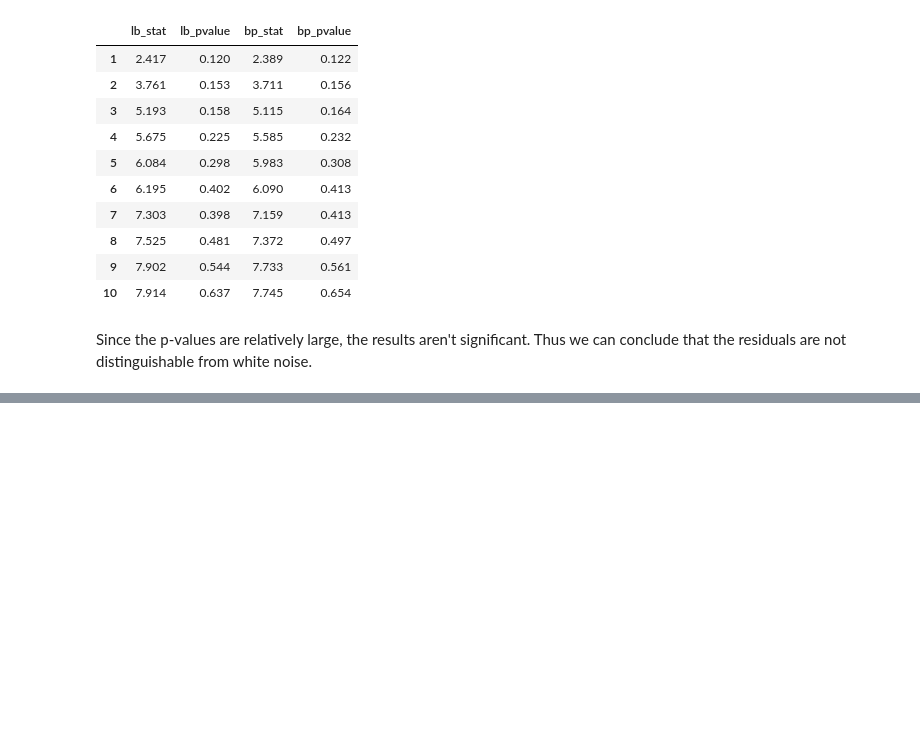
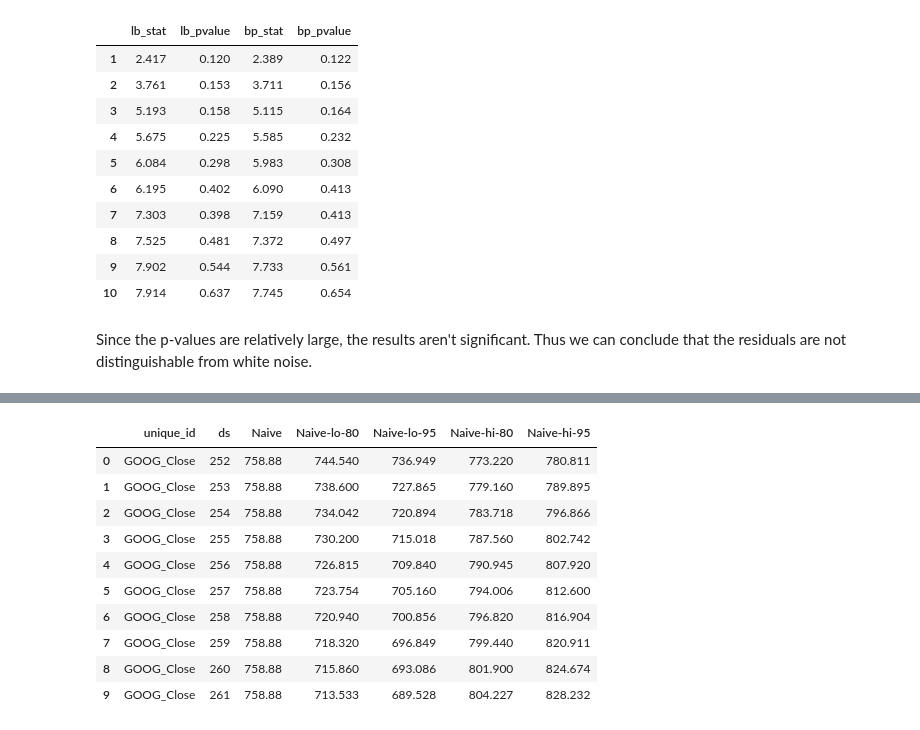
Before and after one commit to darmendariz/fpp, a Jupyter notebook: 05_the_forecasters_toolbox.ipynb, the cells around one changed output, grey strips where cells are left out. Saved outputs shown, nothing was run; the diff lists cells and outputs as text; code cells hidden in the pictures; blank space fills up the shorter version.

```diff
--- a/05_the_forecasters_toolbox.ipynb
+++ b/05_the_forecasters_toolbox.ipynb
@@ -430,0 +462,19 @@ Since the p-values are relatively large, the results aren't significant. Thus we
+# %%
+train = goog_df.loc[lambda x: x["ds"].dt.year == 2015].copy()
+train["ds"] = np.arange(len(train))
+naive_method = Naive()
+sf = StatsForecast(models=[naive_method], freq=1)
+fcasts = sf.forecast(df=train, h=10, level=[80, 95])        # level allows us to specify the prediction intervals
+fcasts
+# %% [output]
+|  | unique_id | ds | Naive | Naive-lo-80 | Naive-lo-95 | Naive-hi-80 | Naive-hi-95 |
+| 0 | GOOG_Close | 252 | 758.88 | 744.540 | 736.949 | 773.220 | 780.811 |
+| 1 | GOOG_Close | 253 | 758.88 | 738.600 | 727.865 | 779.160 | 789.895 |
+| 2 | GOOG_Close | 254 | 758.88 | 734.042 | 720.894 | 783.718 | 796.866 |
+| 3 | GOOG_Close | 255 | 758.88 | 730.200 | 715.018 | 787.560 | 802.742 |
+| 4 | GOOG_Close | 256 | 758.88 | 726.815 | 709.840 | 790.945 | 807.920 |
+| 5 | GOOG_Close | 257 | 758.88 | 723.754 | 705.160 | 794.006 | 812.600 |
+| 6 | GOOG_Close | 258 | 758.88 | 720.940 | 700.856 | 796.820 | 816.904 |
+| 7 | GOOG_Close | 259 | 758.88 | 718.320 | 696.849 | 799.440 | 820.911 |
+| 8 | GOOG_Close | 260 | 758.88 | 715.860 | 693.086 | 801.900 | 824.674 |
+| 9 | GOOG_Close | 261 | 758.88 | 713.533 | 689.528 | 804.227 | 828.232 |
```
Also changed, not shown: parts of 15 cells of this notebook.
